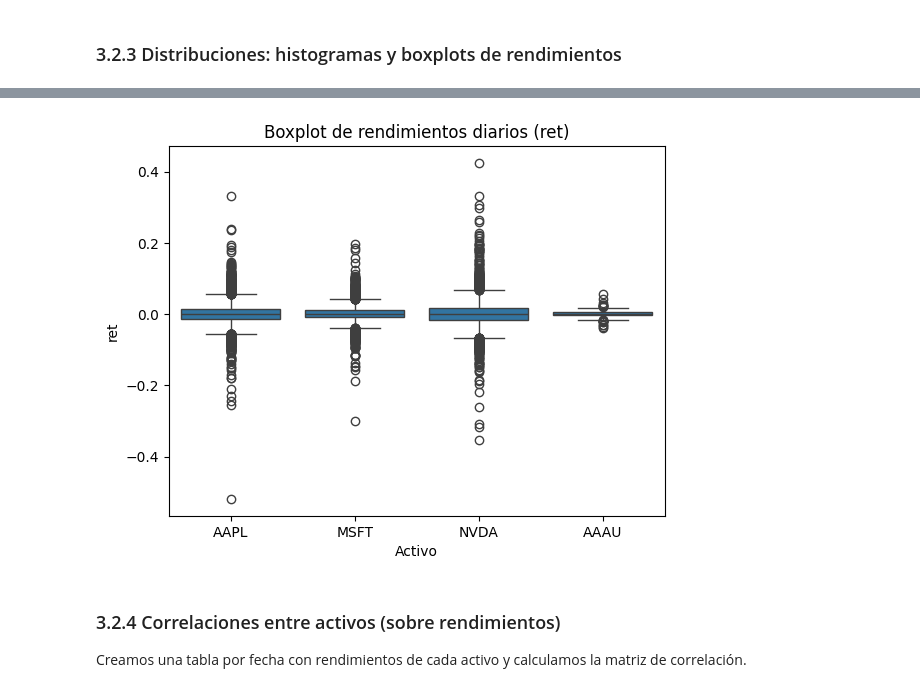
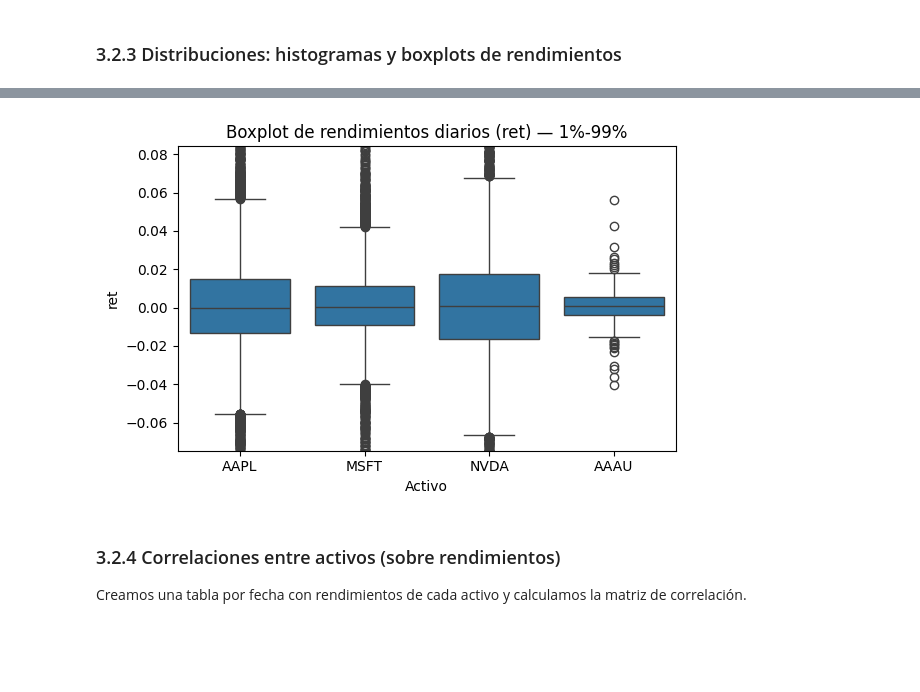
Before and after one commit to JuanCMath/Quantitative-Analysis-of-Financial-Markets, a Jupyter notebook: notebook/Notebook.ipynb, the cells around one changed output, grey strips where cells are left out. Cells and saved outputs as stored; diff of their text form; code cells hidden in the pictures; blank space fills up the shorter version.

```diff
--- a/notebook/Notebook.ipynb
+++ b/notebook/Notebook.ipynb
@@ -233,12 +270,18 @@ plt.show()
 # %%
-plt.figure()
+# Boxplot con límites por percentiles y tamaño según número de activos
+n_assets = rets['Asset'].nunique()
+fig_w = max(6, n_assets * 1.2)
+plt.figure(figsize=(fig_w, 4))
+low, high = rets['ret'].quantile([0.01, 0.99])
 sns.boxplot(data=rets, x="Asset", y="ret")
-plt.title("Boxplot de rendimientos diarios (ret)")
+plt.ylim(low, high)
+plt.title("Boxplot de rendimientos diarios (ret) — 1%-99%")
 plt.xlabel("Activo")
 plt.ylabel("ret")
+plt.tight_layout()
 plt.show()
 # %% [output]
-[figure, old version]
+[figure, new version]
 # %% [markdown]
 ### 3.2.4 Correlaciones entre activos (sobre rendimientos)
 
```
Also changed, not shown: parts of 14 cells of this notebook.
